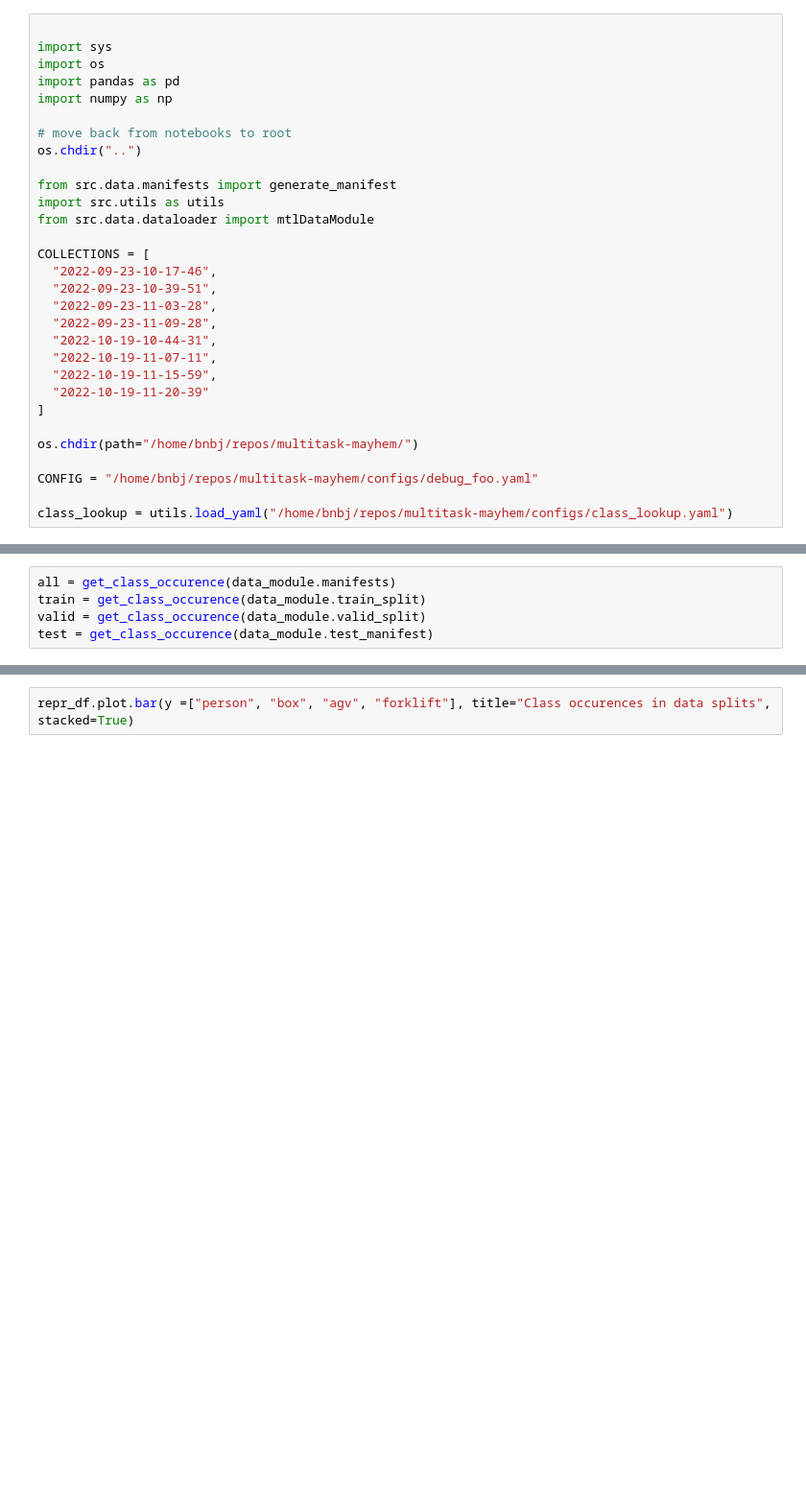
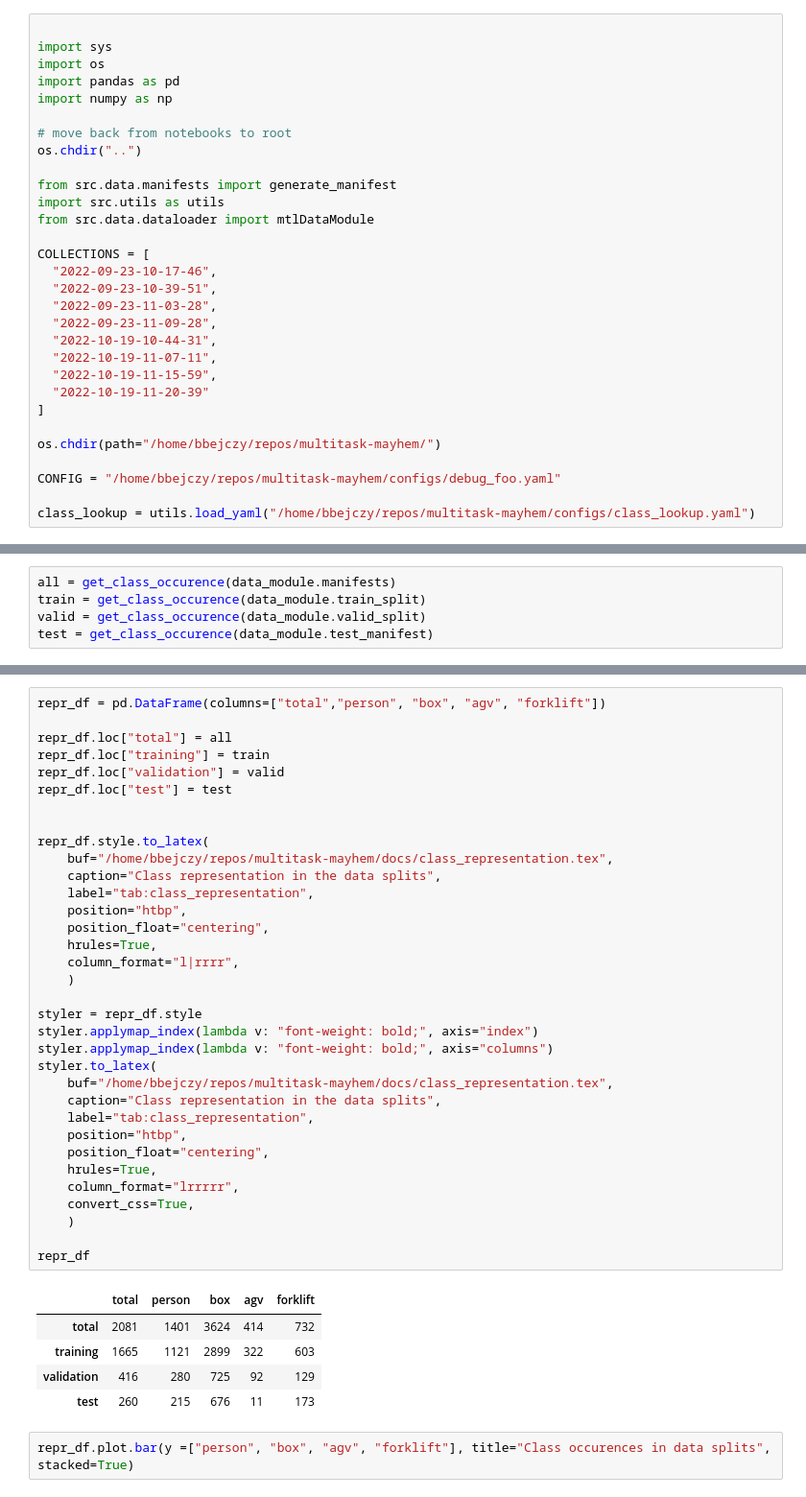
Before and after one commit to ponderbb/multitask-mayhem, a Jupyter notebook: notebooks/2.0-bbejczy-dataset-analysis.ipynb, the cells around one changed output, grey strips where cells are left out. Shown at 96% size. Saved outputs shown, nothing was run; the diff lists cells and outputs as text; blank space fills up the shorter version.

```diff
--- a/notebooks/2.0-bbejczy-dataset-analysis.ipynb
+++ b/notebooks/2.0-bbejczy-dataset-analysis.ipynb
@@ -23,11 +23,11 @@ COLLECTIONS = [
   "2022-10-19-11-20-39"
 ]
 
-os.chdir(path="/home/bnbj/repos/multitask-mayhem/")
+os.chdir(path="/home/bbejczy/repos/multitask-mayhem/")
 
-CONFIG = "/home/bnbj/repos/multitask-mayhem/configs/debug_foo.yaml"
+CONFIG = "/home/bbejczy/repos/multitask-mayhem/configs/debug_foo.yaml"
 
-class_lookup = utils.load_yaml("/home/bnbj/repos/multitask-mayhem/configs/class_lookup.yaml")
+class_lookup = utils.load_yaml("/home/bbejczy/repos/multitask-mayhem/configs/class_lookup.yaml")
 # %%
 
 # utils.logging_setup(CONFIG)
@@ -87,3 +71,43 @@ repr_df
+# %%
+repr_df = pd.DataFrame(columns=["total","person", "box", "agv", "forklift"])
+
+repr_df.loc["total"] = all
+repr_df.loc["training"] = train
+repr_df.loc["validation"] = valid
+repr_df.loc["test"] = test
+
+
+repr_df.style.to_latex(
+    buf="/home/bbejczy/repos/multitask-mayhem/docs/class_representation.tex",
+    caption="Class representation in the data splits",
+    label="tab:class_representation",
+    position="htbp",
+    position_float="centering",
+    hrules=True,
+    column_format="l|rrrr",
+    )
+
+styler = repr_df.style
+styler.applymap_index(lambda v: "font-weight: bold;", axis="index")
+styler.applymap_index(lambda v: "font-weight: bold;", axis="columns")
+styler.to_latex(
+    buf="/home/bbejczy/repos/multitask-mayhem/docs/class_representation.tex",
+    caption="Class representation in the data splits",
+    label="tab:class_representation",
+    position="htbp",
+    position_float="centering",
+    hrules=True,
+    column_format="lrrrrr",
+    convert_css=True,
+    )
+
+repr_df
+# %% [output]
+|  | total | person | box | agv | forklift |
+| total | 2081 | 1401 | 3624 | 414 | 732 |
+| training | 1665 | 1121 | 2899 | 322 | 603 |
+| validation | 416 | 280 | 725 | 92 | 129 |
+| test | 260 | 215 | 676 | 11 | 173 |
 # %%
 repr_df.plot.bar(y =["person", "box", "agv", "forklift"], title="Class occurences in data splits", stacked=True)
 # %% [output]
```
Also changed, not shown: parts of 5 cells of this notebook, 1 other file.
